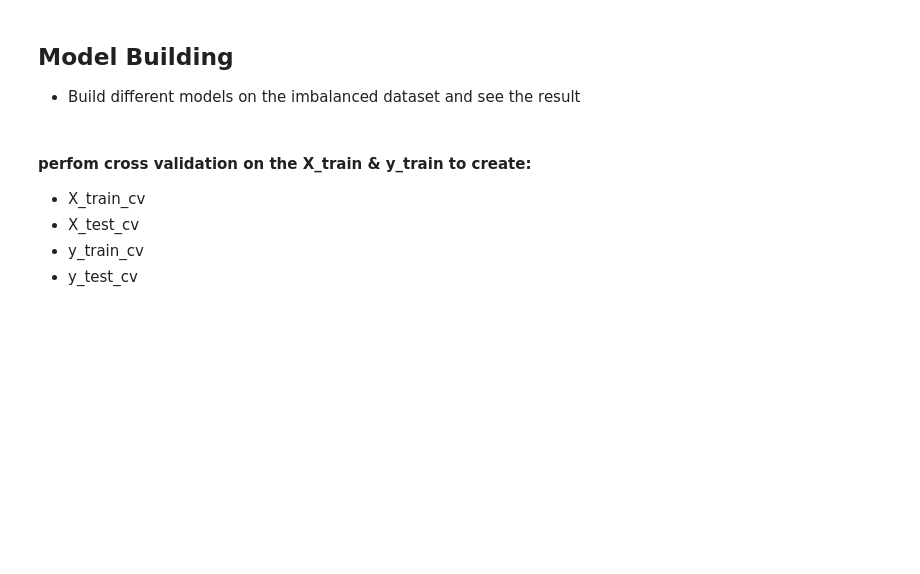
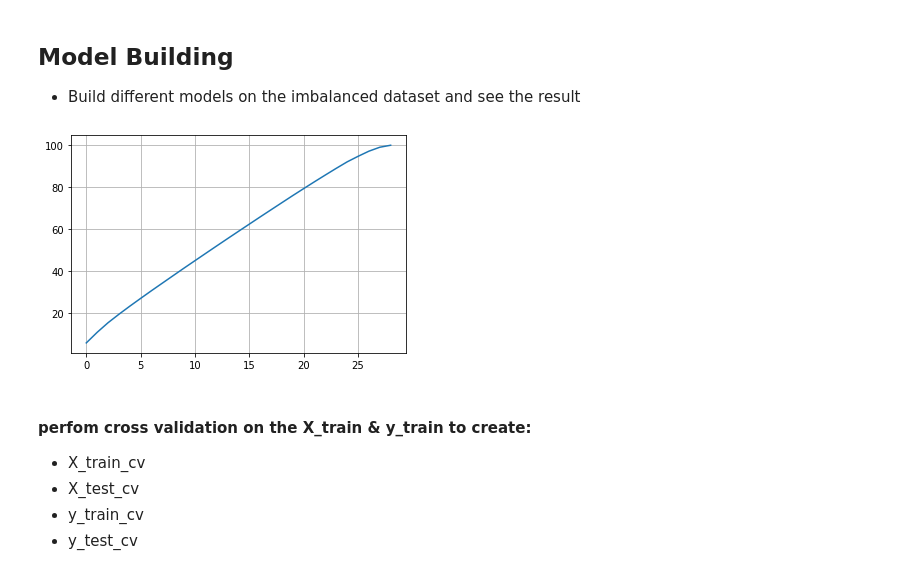
Before and after one commit to rsubho/Capstone-Project, a Jupyter notebook: Credit_card_fraud_detection.ipynb, the cells around one changed output. Cells and saved outputs as stored; diff of their text form; code cells hidden in the pictures; blank space fills up the shorter version.

```diff
--- a/Credit_card_fraud_detection.ipynb
+++ b/Credit_card_fraud_detection.ipynb
@@ -188,3 +243,17 @@ cv_num =   #--> list of values
+# %%
+# plotting to determining the number of PCA component
+from sklearn.decomposition import PCA
+pca = PCA()
+pca.fit(X_train)
+
+# plot feature variance
+features = range(pca.n_components_)
+cumulative_variance = np.round(np.cumsum(pca.explained_variance_ratio_)*100, decimals=4)
+plt.grid(True)
+plt.plot(cumulative_variance)
+plt.show()
+# %% [output]
+[figure, added]
 # %% [markdown]
 #### perfom cross validation on the X_train & y_train to create:
 - X_train_cv
```
Also changed, not shown: parts of 25 cells of this notebook.
